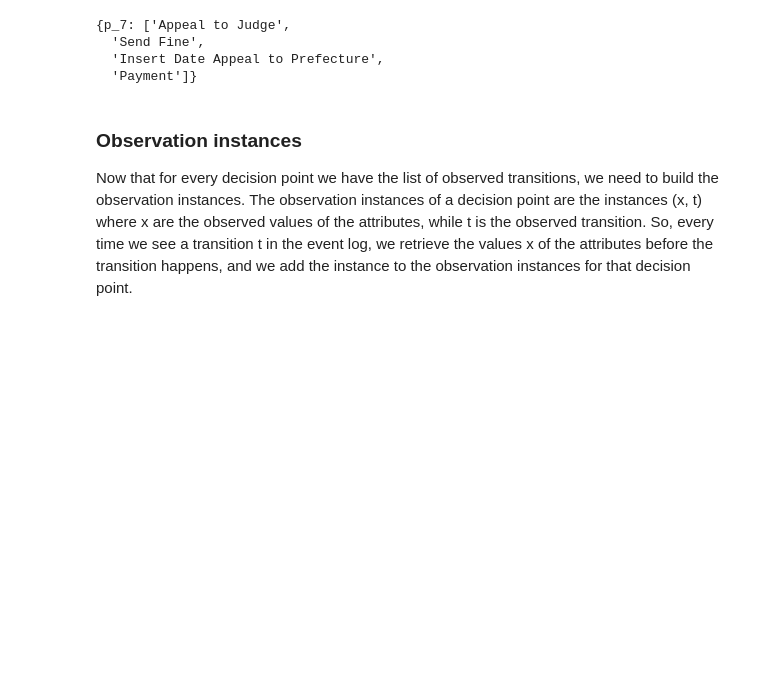
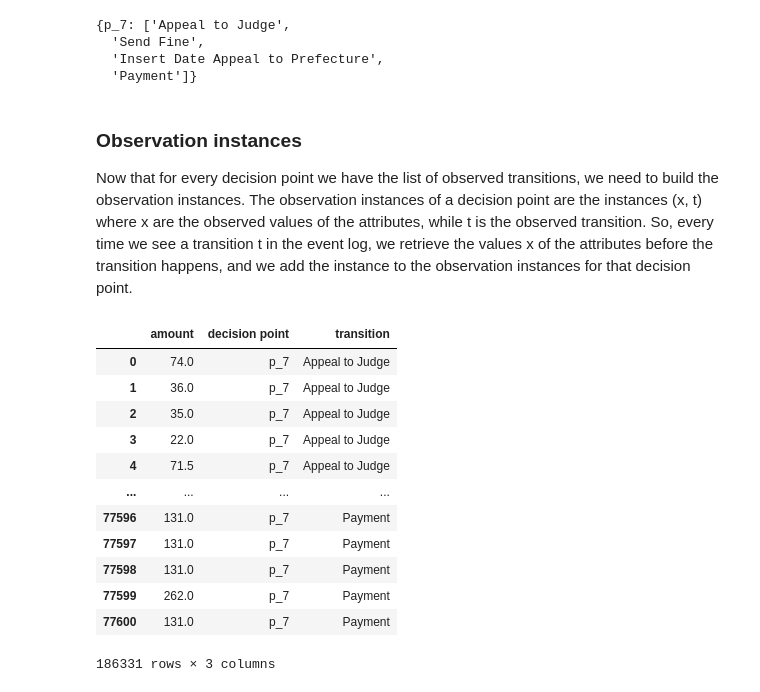
Before and after one commit to xovnsi/decision-points-analysis, a Jupyter notebook: main.ipynb, the cells around one changed output. Cells and saved outputs as stored; diff of their text form; code cells hidden in the pictures; blank space fills up the shorter version.

Commit message:
Create final dataframe

```diff
--- a/main.ipynb
+++ b/main.ipynb
@@ -102,7 +116,8 @@ amount = dict()
 gb = event_log.groupby(['case:concept:name'])
 
 # ONLY 1 DECISION POINT FOR NOW, NEEDS TO BE GENERALIZED (MULTI-DIMENSIONAL MATRIX?)
-for dp in decision_points_trans:
+def create_dataframe_for_dp(dp):
+    trans_dataframes = list()
     for trans in decision_points_trans[dp]:
         amount[trans] = list()
         # For each transition, I put in this list the values of the attributes observed before that transition happened (TESTING ONLY WITH ATTRIBUTE "AMOUNT" FOR NOW)
@@ -117,6 +132,38 @@ for dp in decision_points_trans:
                             amount[trans].append(event_log.iloc[row_iter]['amount'])
                             break
                         row_iter = row_iter - 1
+        # Creating the dataframe
+        df = pd.DataFrame(amount[trans], columns=['amount'])
+        df['decision point'] = dp
+        df['transition'] = trans
+        trans_dataframes.append(df)
 
+    res_df = pd.concat(trans_dataframes)
+    return res_df
 
-amount
+# For each decision point found, it creates a dataframe containing the attribute values for each event of interest, according to the observed transitions
+dp_dataframes = list()
+for decision_point in decision_points_trans.keys():
+    df_dp = create_dataframe_for_dp(decision_point)
+    dp_dataframes.append(df_dp)
+
+# In the end, we have a single dataframe for all the decision points, containing [attribute values, decision point, observed transition] for every event of interest
+final_df = pd.concat(dp_dataframes)
+
+final_df
+# %%
+final_df
+# %% [output]
+|  | amount | decision point | transition |
+| 0 | 74.0 | p_7 | Appeal to Judge |
+| 1 | 36.0 | p_7 | Appeal to Judge |
+| 2 | 35.0 | p_7 | Appeal to Judge |
+| 3 | 22.0 | p_7 | Appeal to Judge |
+| 4 | 71.5 | p_7 | Appeal to Judge |
+| ... | ... | ... | ... |
+| 77596 | 131.0 | p_7 | Payment |
+| 77597 | 131.0 | p_7 | Payment |
+| 77598 | 131.0 | p_7 | Payment |
+| 77599 | 262.0 | p_7 | Payment |
+| 77600 | 131.0 | p_7 | Payment |
+186331 rows × 3 columns
```
Also changed, not shown: parts of 2 cells of this notebook.
